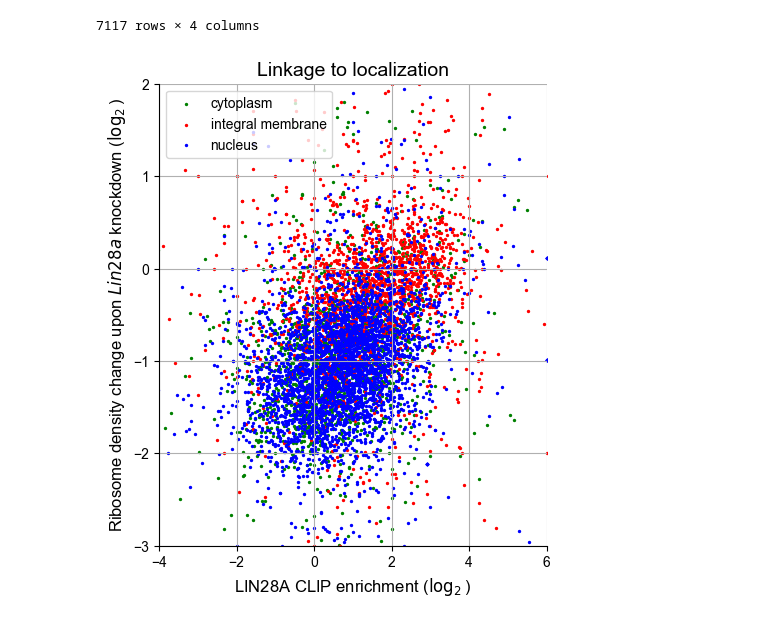
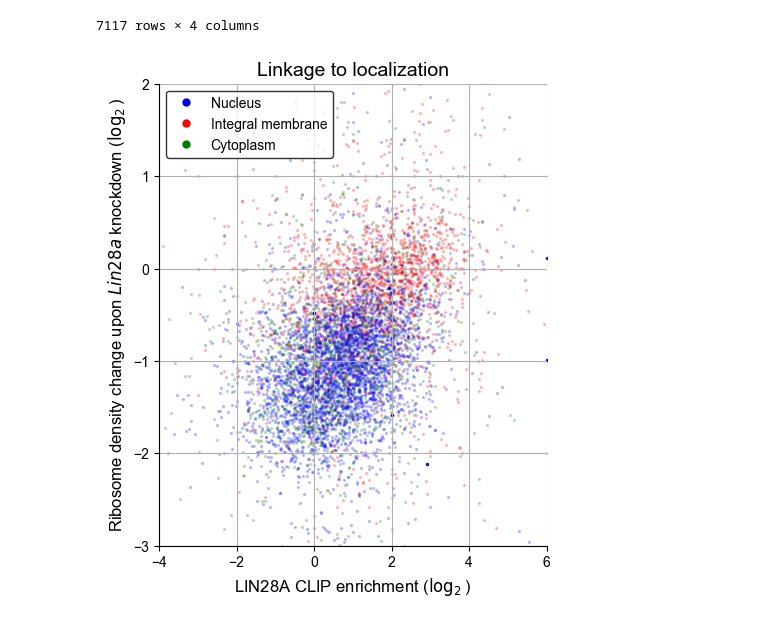
Before and after one commit to young5454/SNU-BI1, a Jupyter notebook: CoLab_TermProj_2024_1.ipynb, the cells around one changed output. Drawn from its saved outputs; the diff is of its cells as text; code cells hidden in the pictures.

Commit message:
Legend update - Fig2

```diff
--- a/CoLab_TermProj_2024_1.ipynb
+++ b/CoLab_TermProj_2024_1.ipynb
@@ -388,37 +388,49 @@ filtered_new_merged
 | 9522 | ENSMUSG00000064368 | -0.246195 | 0.337745 | integral membrane |
 7117 rows × 4 columns
 # %%
+import matplotlib.lines as mlines
+
 # Label colors
 # Define colors for each type
 type_colors = {
     'nucleus': 'blue',
     'integral membrane': 'red',
     'cytoplasm': 'green',
 }
 
 # Create a scatter plot - Similar to Figure S6A
 fig, ax = plt.subplots(1, 1, figsize=(5, 6))
 
 for type_, group in filtered_new_merged.groupby('type'):
     plt.scatter(group['clip_enrichment'], group['rden_change'],
                 label=type_,
                 color=type_colors.get(type_, 'black'),
-                s=2, alpha=1)
+                s=2, alpha=0.2)
 
 # Title and axis info
 plt.title("Linkage to localization", fontsize=14)
 plt.xlabel("LIN28A CLIP enrichment ($\log_2$)", fontsize=12)
 plt.ylabel("Ribosome density change upon $\mathit{Lin28a}$ knockdown ($\log_2$)", fontsize=12)
-plt.legend()
+
+# Legend
+blue_ = mlines.Line2D([], [], color='blue', marker='o', linestyle='None',
+                          markersize=5, label='Nucleus')
+green_ = mlines.Line2D([], [], color='green', marker='o', linestyle='None',
+                          markersize=5, label='Cytoplasm')
+red_ = mlines.Line2D([], [], color='red', marker='o', linestyle='None',
+                          markersize=5, label='Integral membrane')
+
+plt.legend(handles = [blue_, red_, green_], edgecolor='black')
+
 
 # Axis limit
 ax.set_xlim(left = -4, right = 6)
 ax.set_ylim(bottom = -3, top = 2)
 
 # Add grid
 ax.grid(True)
 
 # Hide the right and top spines
 ax.spines[['right', 'top']].set_visible(False)
 # %% [output]
-[figure, old version]
+[figure, new version]
```
